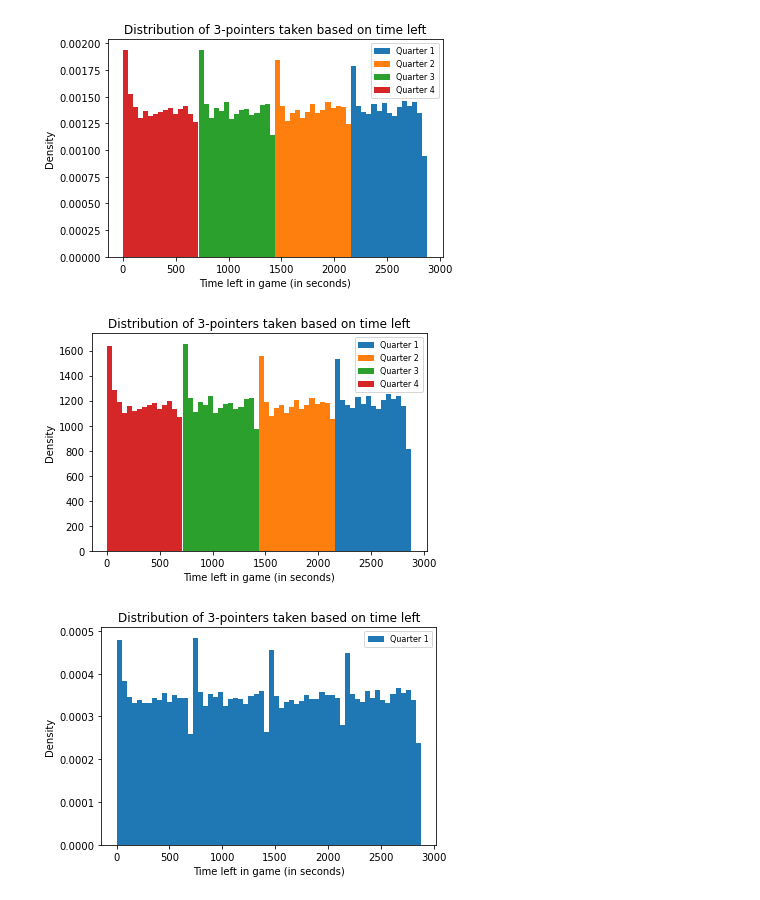
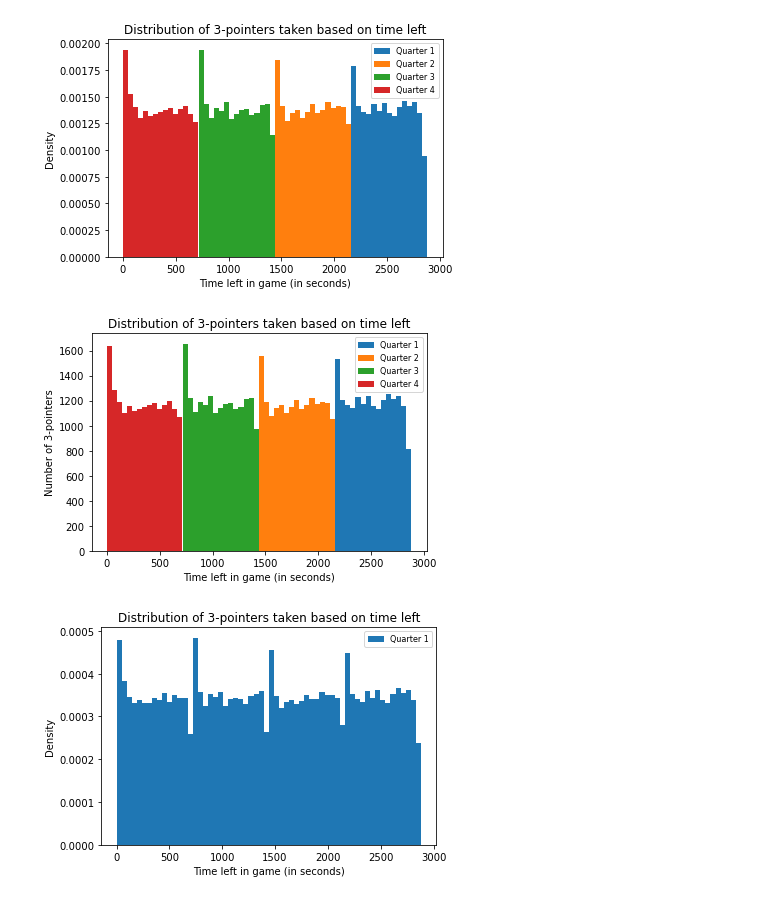
Before and after one commit to ensonsoo00/nba_shot_analysis, a Jupyter notebook: notebooks/timeleft.ipynb, the cells around one changed output. Saved outputs shown, nothing was run; the diff lists cells and outputs as text; code cells hidden in the pictures.

```diff
--- a/notebooks/timeleft.ipynb
+++ b/notebooks/timeleft.ipynb
@@ -28,16 +28,16 @@ plt.show()
 # %%
 df_3point = df[(df["attempt"]=="3-pointer") & (~df["overtime"])]
 plt.hist(df_3point[df_3point["quarter"]==1]["time_remaining_game"], bins=15, label="Quarter 1")
 plt.hist(df_3point[df_3point["quarter"]==2]["time_remaining_game"], bins=15, label="Quarter 2")
 plt.hist(df_3point[df_3point["quarter"]==3]["time_remaining_game"], bins=15, label="Quarter 3")
 plt.hist(df_3point[df_3point["quarter"]==4]["time_remaining_game"], bins=15, label="Quarter 4")
 plt.legend(loc="upper right", fontsize=8)
 plt.xlabel("Time left in game (in seconds)")
-plt.ylabel("Density")
+plt.ylabel("Number of 3-pointers")
 plt.title("Distribution of 3-pointers taken based on time left")
 plt.show()
 # %% [output]
-[figure, old version]
+[figure, new version]
 # %%
 df_3point = df[(df["attempt"]=="3-pointer") & (~df["overtime"])]
 plt.hist(df_3point["time_remaining_game"], density=True, bins=60, label="Quarter 1")
```
Also changed, not shown: 2 other files.
